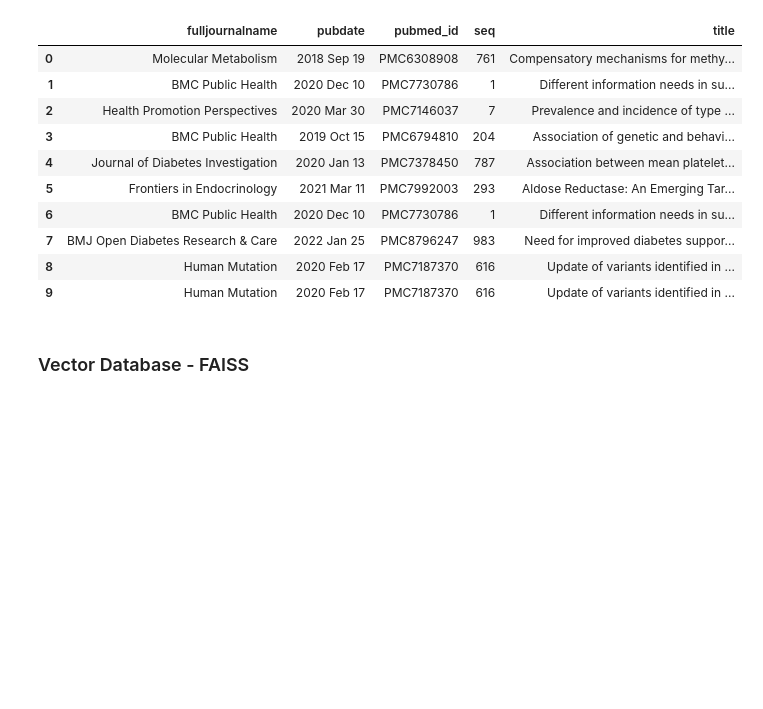
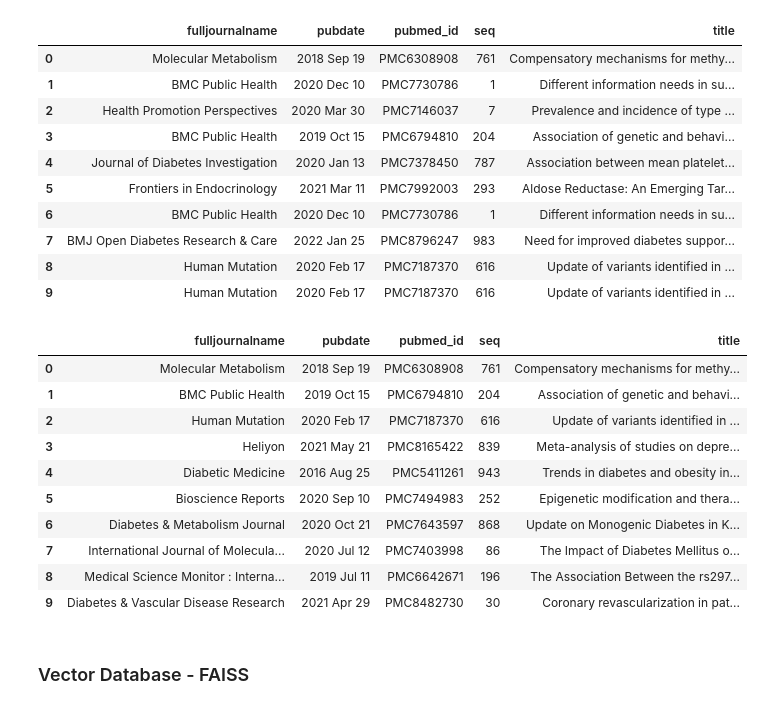
Before and after one commit to saurograndi/healthcare_nlp, a Jupyter notebook: Medical_Chatbot_RAG.ipynb, the cells around one changed output. Cells and saved outputs as stored; diff of their text form; code cells hidden in the pictures; blank space fills up the shorter version.

```diff
--- a/Medical_Chatbot_RAG.ipynb
+++ b/Medical_Chatbot_RAG.ipynb
@@ -196,5 +188,7 @@ docs
  Document(page_content='diabetes-related comorbidities, and well-being.', metadata={'fulljournalname': 'BMC Public Health', 'pubdate': '2020 Dec 10', 'pubmed_id': 'PMC7730786', 'seq': 1, 'title': 'Dif ...
 # %%
 retriever = chroma_vdb.as_retriever(search_kwargs={'k' : 10})
+retriever_mmr = chroma_vdb.as_retriever(search_type='mmr', search_kwargs={'k' : 10, 'lambda_mult' : 0.25})
 # %%
 results = retriever.get_relevant_documents(query)
+results_mmr = retriever_mmr.get_relevant_documents(query)
@@ -225,6 +214,20 @@ pd.DataFrame([doc.metadata for doc in results])
 | 7 | BMJ Open Diabetes Research & Care | 2022 Jan 25 | PMC8796247 | 983 | Need for improved diabetes suppor... |
 | 8 | Human Mutation | 2020 Feb 17 | PMC7187370 | 616 | Update of variants identified in ... |
 | 9 | Human Mutation | 2020 Feb 17 | PMC7187370 | 616 | Update of variants identified in ... |
+# %%
+pd.DataFrame([doc.metadata for doc in results_mmr])
+# %% [output]
+|  | fulljournalname | pubdate | pubmed_id | seq | title |
+| 0 | Molecular Metabolism | 2018 Sep 19 | PMC6308908 | 761 | Compensatory mechanisms for methy... |
+| 1 | BMC Public Health | 2019 Oct 15 | PMC6794810 | 204 | Association of genetic and behavi... |
+| 2 | Human Mutation | 2020 Feb 17 | PMC7187370 | 616 | Update of variants identified in ... |
+| 3 | Heliyon | 2021 May 21 | PMC8165422 | 839 | Meta-analysis of studies on depre... |
+| 4 | Diabetic Medicine | 2016 Aug 25 | PMC5411261 | 943 | Trends in diabetes and obesity in... |
+| 5 | Bioscience Reports | 2020 Sep 10 | PMC7494983 | 252 | Epigenetic modification and thera... |
+| 6 | Diabetes & Metabolism Journal | 2020 Oct 21 | PMC7643597 | 868 | Update on Monogenic Diabetes in K... |
+| 7 | International Journal of Molecula... | 2020 Jul 12 | PMC7403998 | 86 | The Impact of Diabetes Mellitus o... |
+| 8 | Medical Science Monitor : Interna... | 2019 Jul 11 | PMC6642671 | 196 | The Association Between the rs297... |
+| 9 | Diabetes & Vascular Disease Research | 2021 Apr 29 | PMC8482730 | 30 | Coronary revascularization in pat... |
 # %% [markdown]
 ### Vector Database - FAISS
 # %%
```
Also changed, not shown: parts of 18 cells of this notebook.
